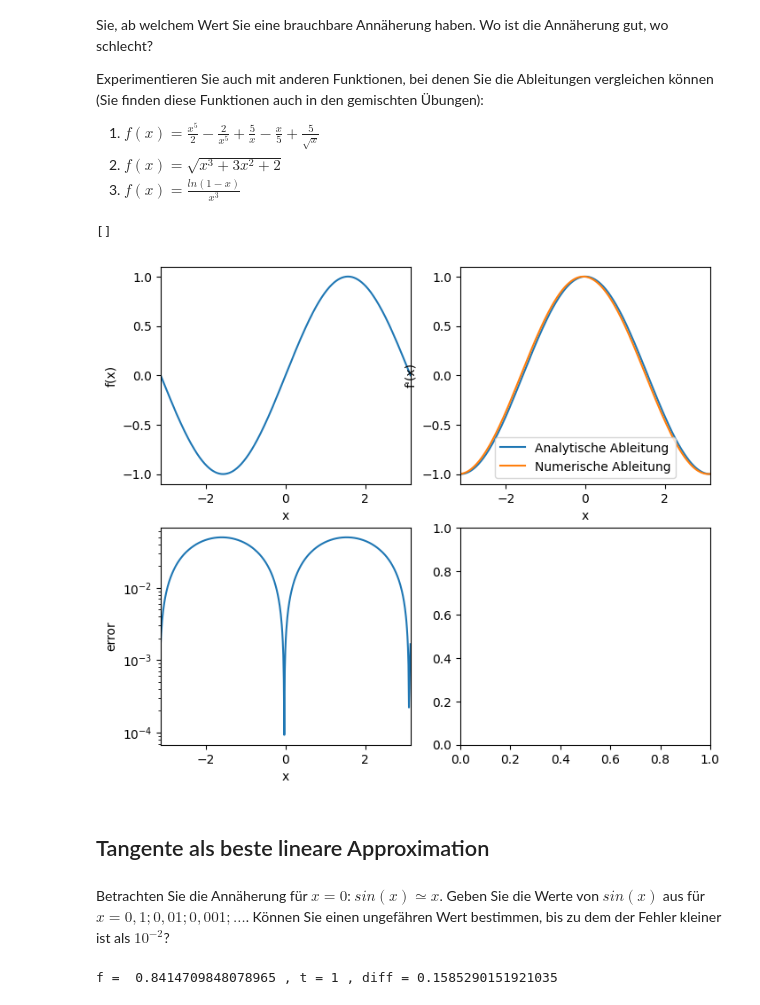
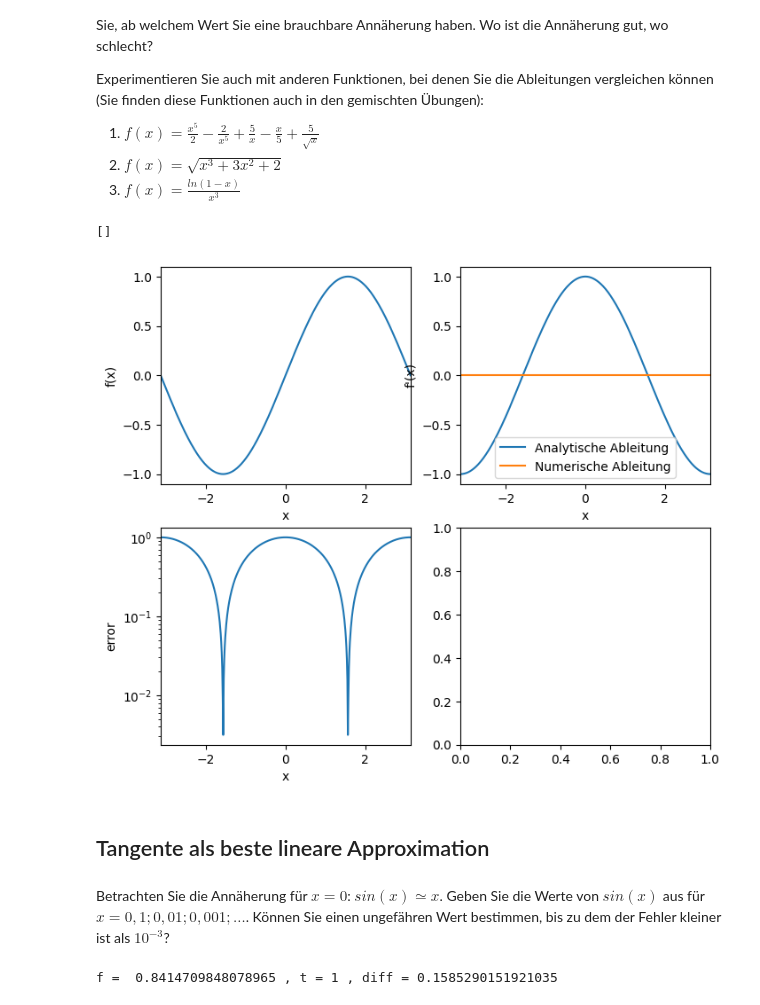
Before and after one commit to tokrelo/hso-mathe, a Jupyter notebook: content/04-differentialrechnung.ipynb, the cells around one changed output. Cells and saved outputs as stored; diff of their text form; code cells hidden in the pictures.

```diff
--- a/content/04-differentialrechnung.ipynb
+++ b/content/04-differentialrechnung.ipynb
@@ -18,7 +18,7 @@ Definieren Sie hier eine Funktion `derivative`, die zu einer gegebenen Funktion
 # %%
 def derivative(f, x, h):
     # TODO
-    return 0
+    return zeros(x.shape) # this is an array of the same size as x
 # %% [markdown]
 Experimentieren Sie ein wenig mit Ihrer Funktion, indem Sie die Ableitung der Funktion $f(x)=x^3$ berechnen. Wie genau sind Ihre Ergebnisse im Vergleich zur analytisch berechneten Ableitung $f'(x)=3\cdot x^2$?
 # %%
@@ -37,45 +37,47 @@ h = 0.1
 # Define function, analytical derivative and numerical derivative
 f = lambda x: sin(x)
 fp_analytical = lambda x: cos(x)  # analytiically computed derivative
-fp_numerical = lambda x: derivative(
-    f, x, h
-)  # numerically computed derivative (using function derivative defined above)
+
+### Do not change anything below this line ###
+
+# Compute numerical derivative
+fp_numerical = lambda x: derivative(f, x, h)
 
 # Visualize results
 subplots(2, 2, figsize=(8, 7))
 x = linspace(-pi, pi, 500)
 
 # First subplot: show function f
 subplot(2, 2, 1)
 xlim(x[0], x[-1])
 xlabel("x")
 ylabel("f(x)")
 plot(x, f(x))
 
 # Second subplot: show both derivatives
 subplot(2, 2, 2)
 xlim(x[0], x[-1])
 xlabel("x")
 ylabel("f'(x)")
 plot(x, fp_analytical(x), label="Analytische Ableitung")
 plot(x, fp_numerical(x), label="Numerische Ableitung")
 legend(loc="best")
 
 # Third subplot: show error, i.e. difference between the two derivatives
 subplot(2, 2, 3)
 xlim(x[0], x[-1])
 xlabel("x")
 ylabel("error")
 diff = fp_analytical(x) - fp_numerical(x)
 plot(x, abs(diff))
 semilogy()
 # %% [output]
 []
-[figure, old version]
+[figure, new version]
 # %% [markdown]
 ## Tangente als beste lineare Approximation
 # %% [markdown]
-Betrachten Sie die Annäherung für $x=0$: $sin(x) \simeq x$. Geben Sie die Werte von $sin(x)$ aus für $x=0,1; 0,01; 0,001; \dots$. Können Sie einen ungefähren Wert bestimmen, bis zu dem der Fehler kleiner ist als $10^{-2}$?
+Betrachten Sie die Annäherung für $x=0$: $sin(x) \simeq x$. Geben Sie die Werte von $sin(x)$ aus für $x=0,1; 0,01; 0,001; \dots$. Können Sie einen ungefähren Wert bestimmen, bis zu dem der Fehler kleiner ist als $10^{-3}$?
 # %%
 f = lambda x: sin(x)  # Die Funktion f
 t = lambda x: x  # Die Tangente an f
```
Also changed, not shown: parts of 2 cells of this notebook.
